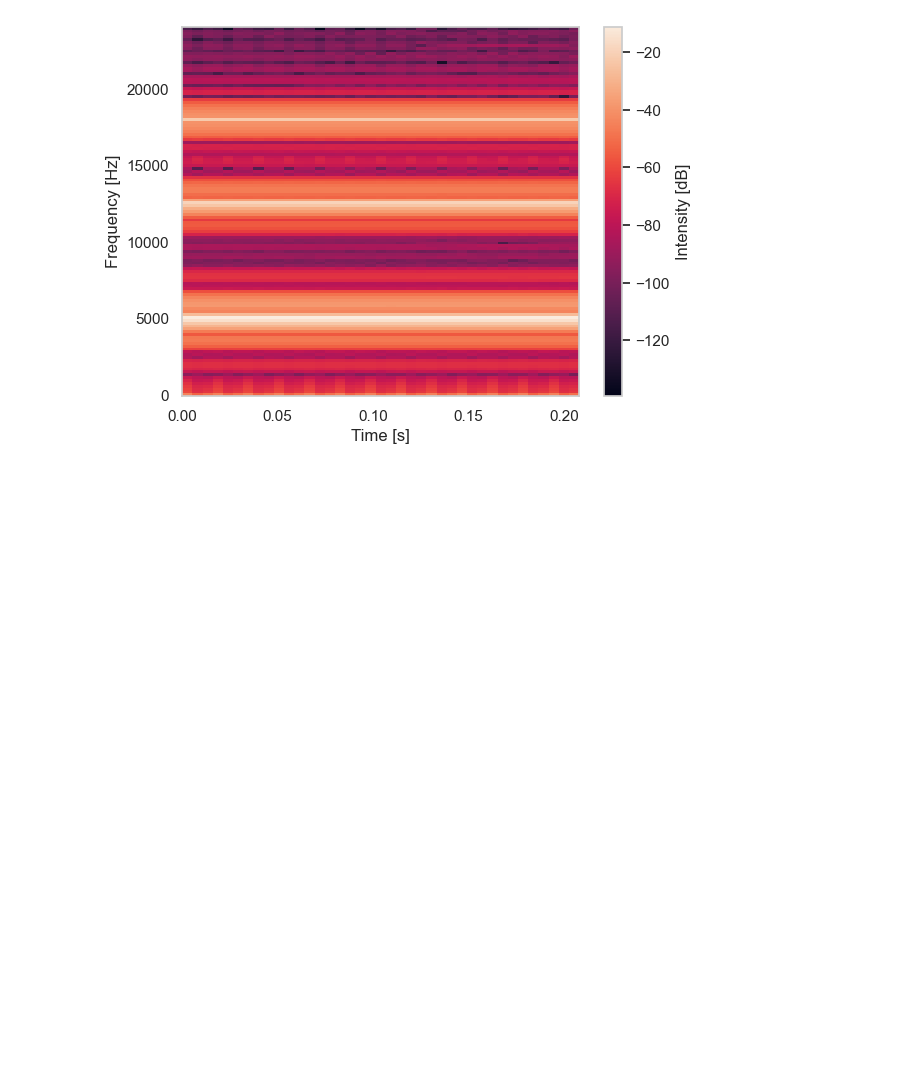
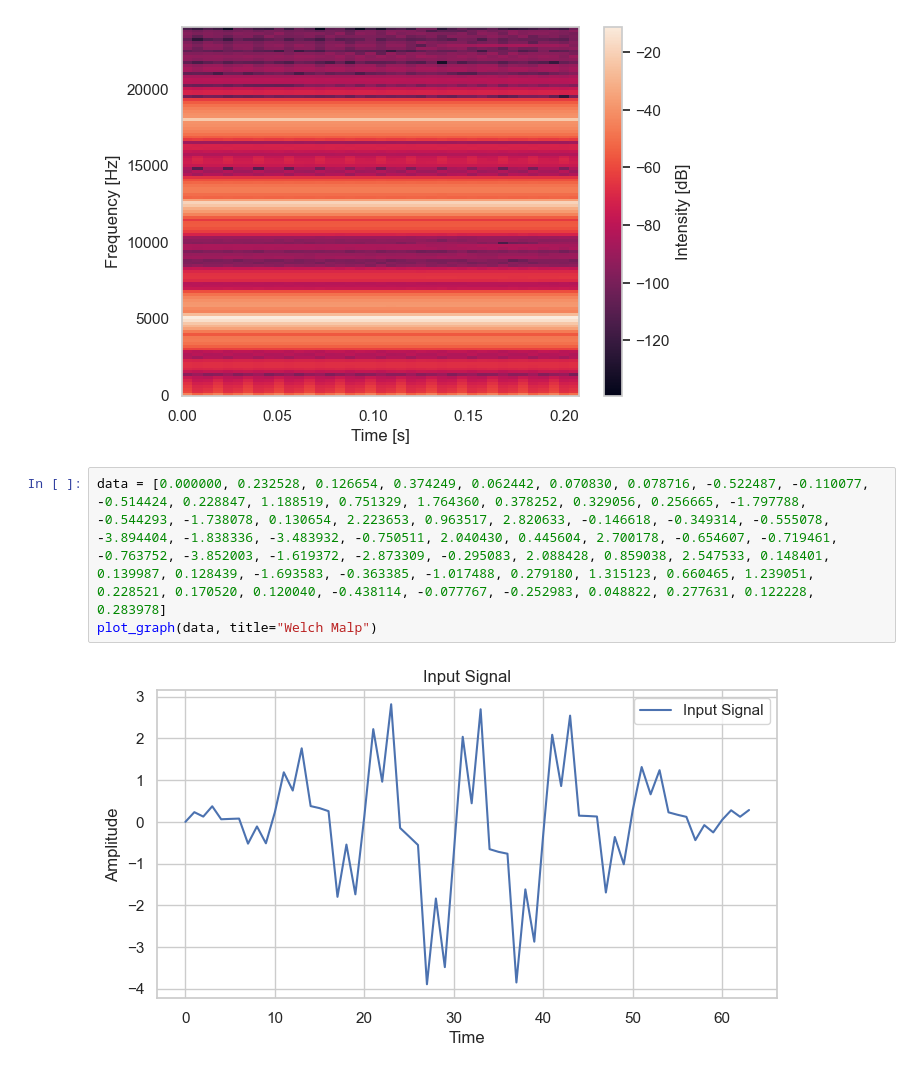
Before and after one commit to hissain/dsp-spectrogram, a Jupyter notebook: python/spectrogram.ipynb, the cells around one changed output. Saved outputs shown, nothing was run; the diff lists cells and outputs as text; blank space fills up the shorter version.

```diff
--- a/python/spectrogram.ipynb
+++ b/python/spectrogram.ipynb
@@ -67,3 +67,8 @@ plt.colorbar(label='Intensity [dB]')
 plt.show()
 # %% [output]
 [figure]
+# %%
+data = [0.000000, 0.232528, 0.126654, 0.374249, 0.062442, 0.070830, 0.078716, -0.522487, -0.110077, -0.514424, 0.228847, 1.188519, 0.751329, 1.764360, 0.378252, 0.329056, 0.256665, -1.797788, -0.544293, -1.738078, 0.130654, 2.223653, 0.963517, 2.820633, -0.146618, -0.349314, -0.555078, -3.894404, -1.838336, -3.483932, -0.750511, 2.040430, 0.445604, 2.700178, -0.654607, -0.719461, -0.763752, -3.852003, -1.619372, -2.873309, -0.295083, 2.088428, 0.859038, 2.547533, 0.148401, 0.139987, 0.128439, -1.693583, -0.363385, -1.017488, 0.279180, 1.315123, 0.660465, 1.239051, 0.228521, 0.170520, 0.120040, -0.438114, -0.077767, -0.252983, 0.048822, 0.277631, 0.122228, 0.283978]
+plot_graph(data, title="Welch Malp")
+# %% [output]
+[figure, added]
```
Also changed, not shown: parts of 1 cell of this notebook, 4 other files.
